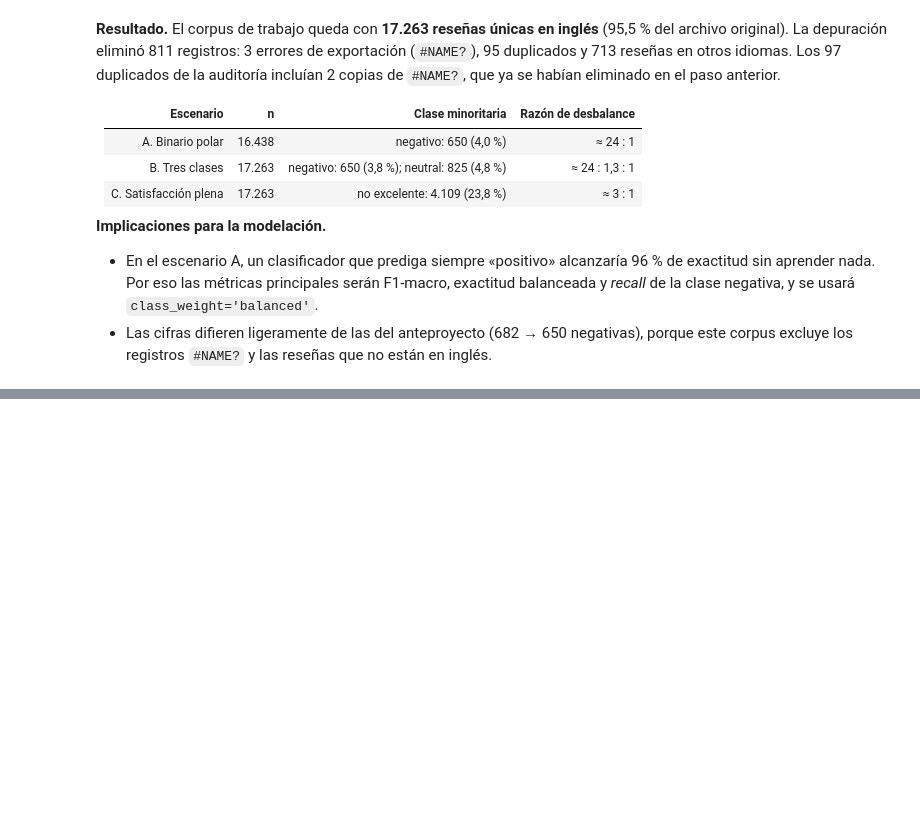
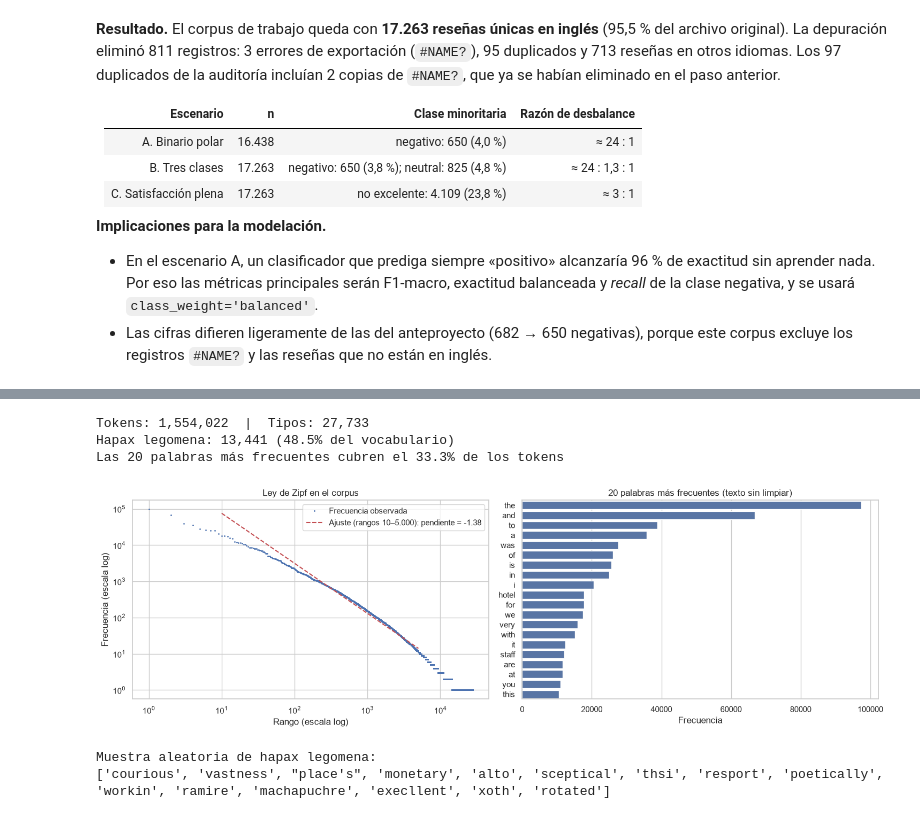
Before and after one commit to isabelmorales2108-ux/pln-luxuryhotels-sentimiento, a Jupyter notebook: notebooks/01_datos_y_exploracion.ipynb, the cells around one changed output, grey strips where cells are left out. Drawn from its saved outputs; the diff is of its cells as text; code cells hidden in the pictures; blank space fills up the shorter version.

```diff
--- a/notebooks/01_datos_y_exploracion.ipynb
+++ b/notebooks/01_datos_y_exploracion.ipynb
@@ -313,0 +392,50 @@ Archivos guardados en data/processed/ y results/
+# %%
+import re
+from collections import Counter
+
+def tokenizar_basico(texto):
+    """Minúsculas y secuencias de letras; conserva contracciones (didn't, hotel's)."""
+    return re.findall(r"[a-z]+(?:'[a-z]+)?", texto.lower())
+
+tokens_por_resena = df_en["Review"].apply(tokenizar_basico)
+frecuencias = Counter(token for tokens in tokens_por_resena for token in tokens)
+
+n_tokens = sum(frecuencias.values())
+n_tipos = len(frecuencias)
+hapax = [palabra for palabra, f in frecuencias.items() if f == 1]
+cobertura_top20 = sum(f for _, f in frecuencias.most_common(20)) / n_tokens
+
+print(f"Tokens: {n_tokens:,}  |  Tipos: {n_tipos:,}")
+print(f"Hapax legomena: {len(hapax):,} ({len(hapax) / n_tipos:.1%} del vocabulario)")
+print(f"Las 20 palabras más frecuentes cubren el {cobertura_top20:.1%} de los tokens")
+
+# --- Ley de Zipf: ajuste lineal en escala log-log, rangos 10 a 5.000 ---
+freqs = np.array(sorted(frecuencias.values(), reverse=True))
+rangos = np.arange(1, len(freqs) + 1)
+tramo = (rangos >= 10) & (rangos <= 5000)
+pendiente, intercepto = np.polyfit(np.log10(rangos[tramo]), np.log10(freqs[tramo]), deg=1)
+
+fig, axes = plt.subplots(1, 2, figsize=(15, 4.8))
+axes[0].loglog(rangos, freqs, ".", markersize=2, color="#4C72B0", label="Frecuencia observada")
+axes[0].loglog(rangos[tramo], 10**intercepto * rangos[tramo]**pendiente, "--", color="#C44E52",
+               label=f"Ajuste (rangos 10–5.000): pendiente = {pendiente:.2f}")
+axes[0].set(title="Ley de Zipf en el corpus", xlabel="Rango (escala log)", ylabel="Frecuencia (escala log)")
+axes[0].legend()
+
+top20 = pd.DataFrame(frecuencias.most_common(20), columns=["palabra", "frecuencia"])
+sns.barplot(data=top20, y="palabra", x="frecuencia", color="#4C72B0", ax=axes[1])
+axes[1].set(title="20 palabras más frecuentes (texto sin limpiar)", xlabel="Frecuencia", ylabel="")
+
+plt.tight_layout()
+fig.savefig(RUTA_FIGURAS / "01_zipf_y_frecuencias.png", dpi=150, bbox_inches="tight")
+plt.show()
+
+print("Muestra aleatoria de hapax legomena:")
+print(pd.Series(hapax).sample(15, random_state=SEMILLA).tolist())
+# %% [output]
+Tokens: 1,554,022  |  Tipos: 27,733
+Hapax legomena: 13,441 (48.5% del vocabulario)
+Las 20 palabras más frecuentes cubren el 33.3% de los tokens
+[figure, added]
+Muestra aleatoria de hapax legomena:
+['courious', 'vastness', "place's", 'monetary', 'alto', 'sceptical', 'thsi', 'resport', 'poetically', 'workin', 'ramire', 'machapuchre', 'execllent', 'xoth', 'rotated']
```
Also changed, not shown: parts of 14 cells of this notebook, 9 other files.
